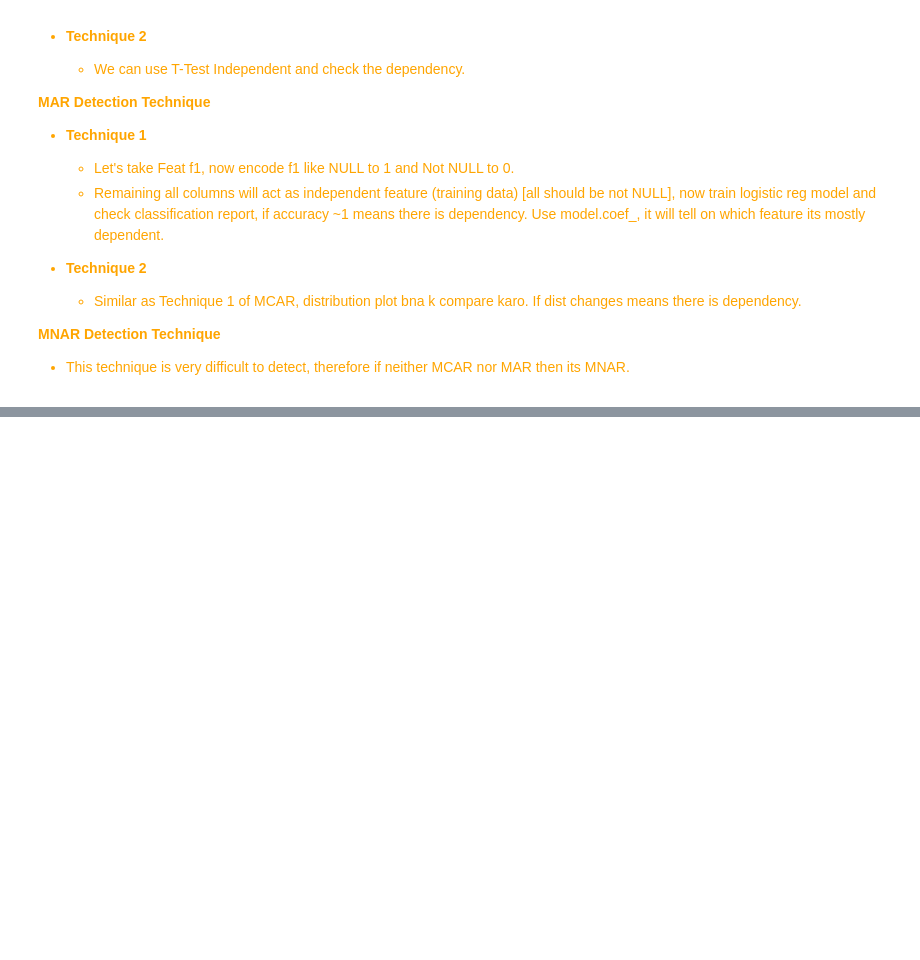
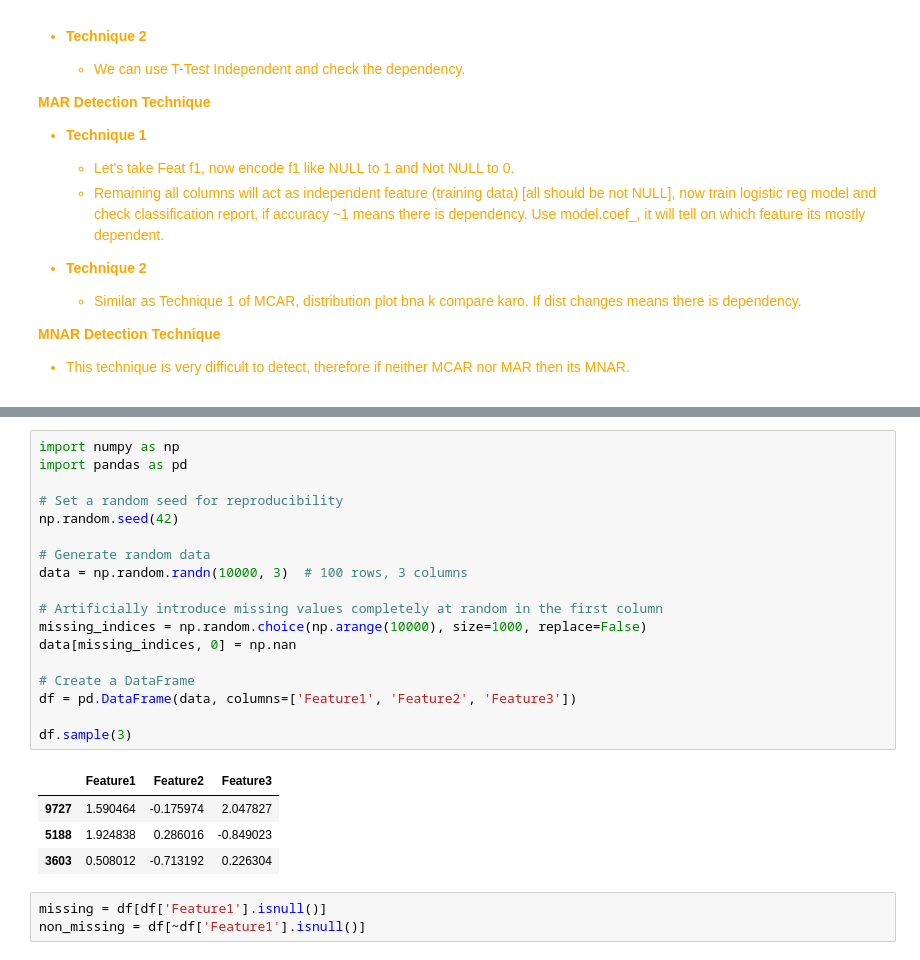
Before and after one commit to ronylpatil/data-preprocessing, a Jupyter notebook: notebooks/missing_values.ipynb, the cells around one changed output, grey strips where cells are left out. Saved outputs shown, nothing was run; the diff lists cells and outputs as text; blank space fills up the shorter version.

```diff
--- a/notebooks/missing_values.ipynb
+++ b/notebooks/missing_values.ipynb
@@ -136,0 +170,26 @@ missingno.dendrogram(df, orientation='bottom')
+# %%
+import numpy as np
+import pandas as pd
+
+# Set a random seed for reproducibility
+np.random.seed(42)
+
+# Generate random data
+data = np.random.randn(10000, 3)  # 100 rows, 3 columns
+
+# Artificially introduce missing values completely at random in the first column
+missing_indices = np.random.choice(np.arange(10000), size=1000, replace=False)
+data[missing_indices, 0] = np.nan
+
+# Create a DataFrame
+df = pd.DataFrame(data, columns=['Feature1', 'Feature2', 'Feature3'])
+
+df.sample(3)
+# %% [output]
+|  | Feature1 | Feature2 | Feature3 |
+| 9727 | 1.590464 | -0.175974 | 2.047827 |
+| 5188 | 1.924838 | 0.286016 | -0.849023 |
+| 3603 | 0.508012 | -0.713192 | 0.226304 |
+# %%
+missing = df[df['Feature1'].isnull()]
+non_missing = df[~df['Feature1'].isnull()]
```
Also changed, not shown: parts of 10 cells of this notebook.
